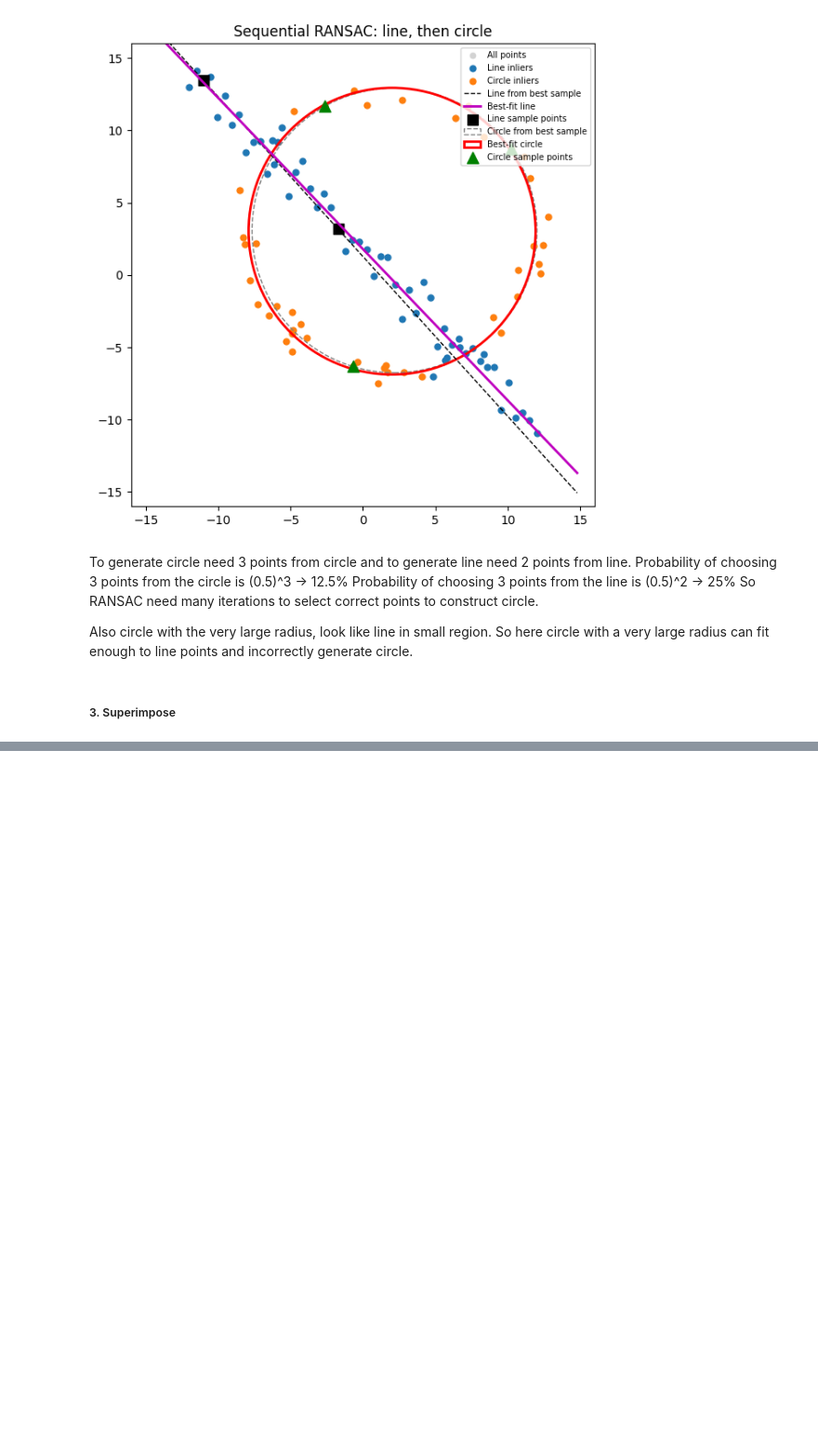
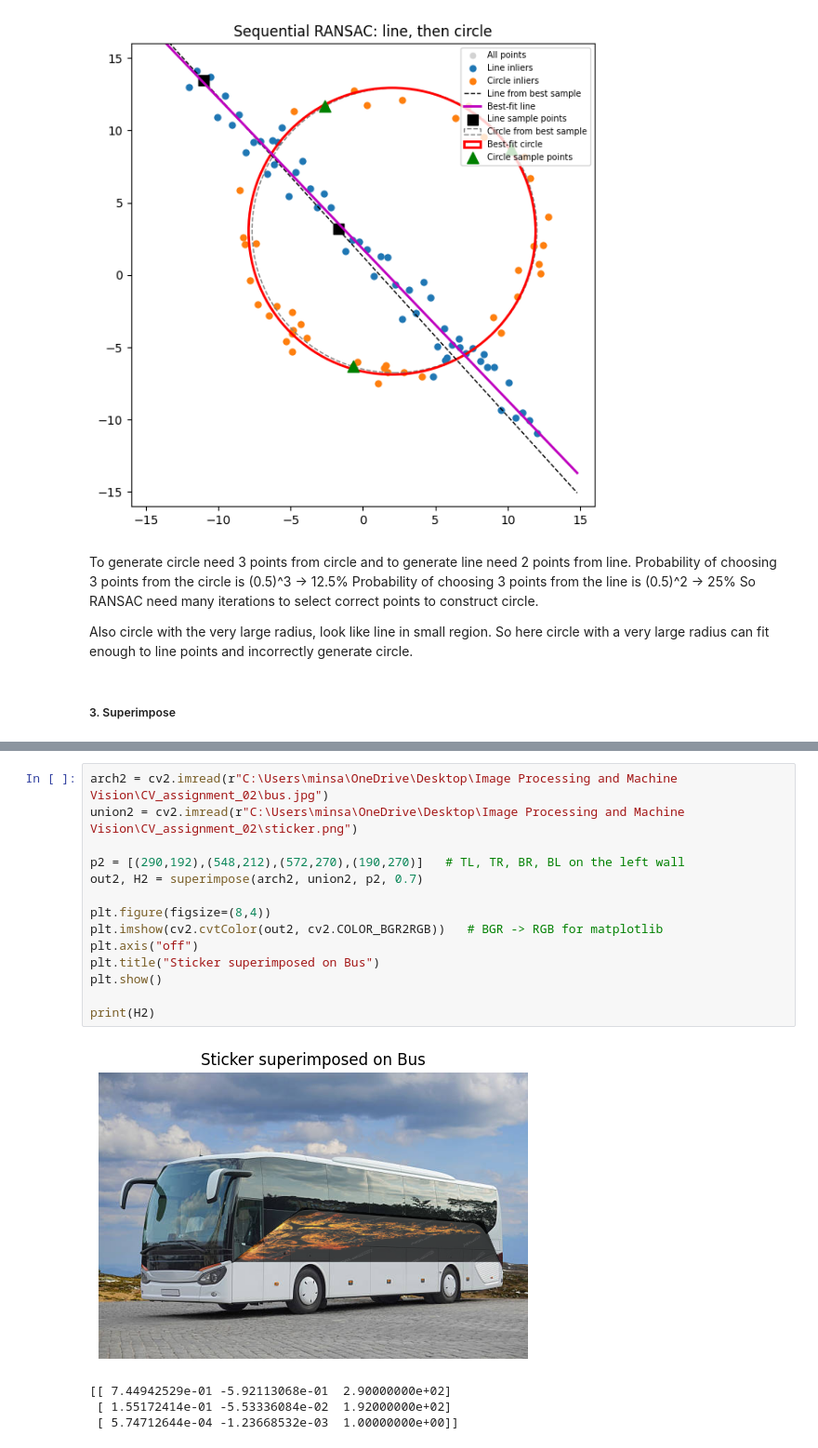
Before and after one commit to minsarapasindu2003-del/CV_assignment_02, a Jupyter notebook: answers.ipynb, the cells around one changed output, grey strips where cells are left out. Shown at 93% size. Saved outputs shown, nothing was run; the diff lists cells and outputs as text; blank space fills up the shorter version.

```diff
--- a/answers.ipynb
+++ b/answers.ipynb
@@ -305,0 +339,19 @@ Also circle with the very large radius, look like line in small region. So here
+# %%
+arch2 = cv2.imread(r"C:\Users\minsa\OneDrive\Desktop\Image Processing and Machine Vision\CV_assignment_02\bus.jpg")
+union2 = cv2.imread(r"C:\Users\minsa\OneDrive\Desktop\Image Processing and Machine Vision\CV_assignment_02\sticker.png")
+
+p2 = [(290,192),(548,212),(572,270),(190,270)]   # TL, TR, BR, BL on the left wall
+out2, H2 = superimpose(arch2, union2, p2, 0.7)
+
+plt.figure(figsize=(8,4))
+plt.imshow(cv2.cvtColor(out2, cv2.COLOR_BGR2RGB))   # BGR -> RGB for matplotlib
+plt.axis("off")
+plt.title("Sticker superimposed on Bus")
+plt.show()
+
+print(H2)
+# %% [output]
+[figure, added]
+[[ 7.44942529e-01 -5.92113068e-01  2.90000000e+02]
+ [ 1.55172414e-01 -5.53336084e-02  1.92000000e+02]
+ [ 5.74712644e-04 -1.23668532e-03  1.00000000e+00]]
```
Also changed, not shown: parts of 2 cells of this notebook, 6 other files.
